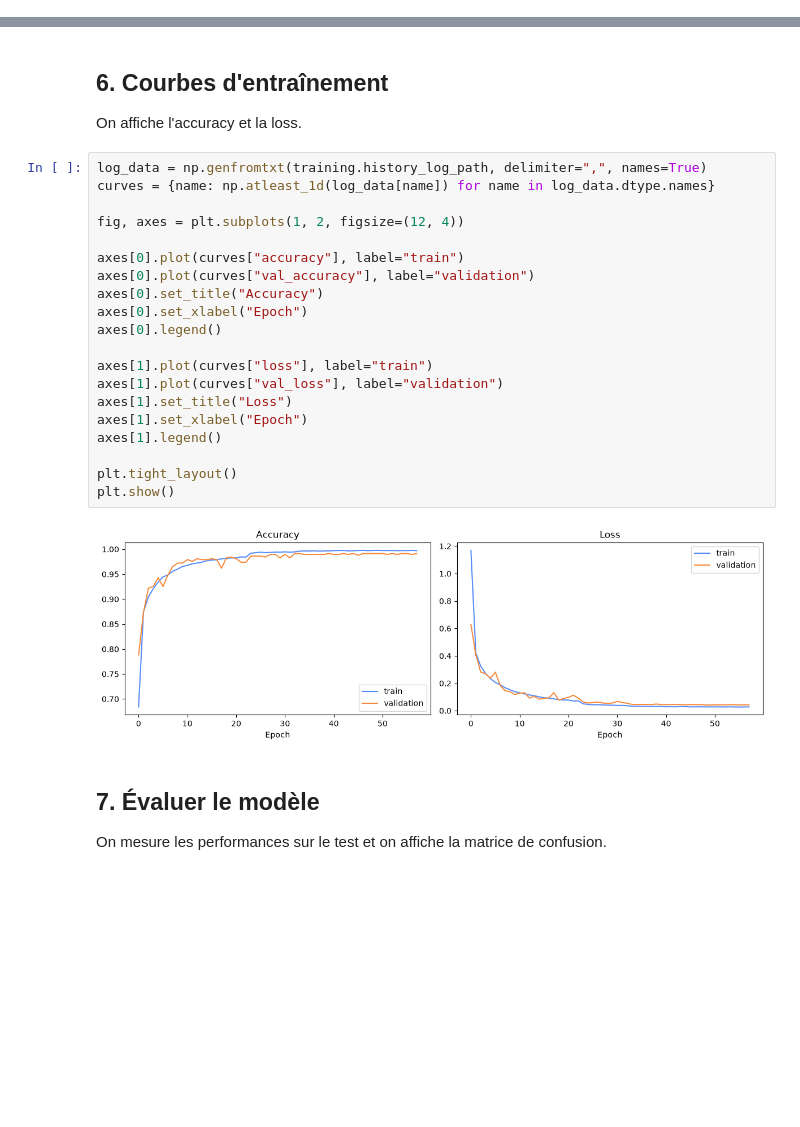
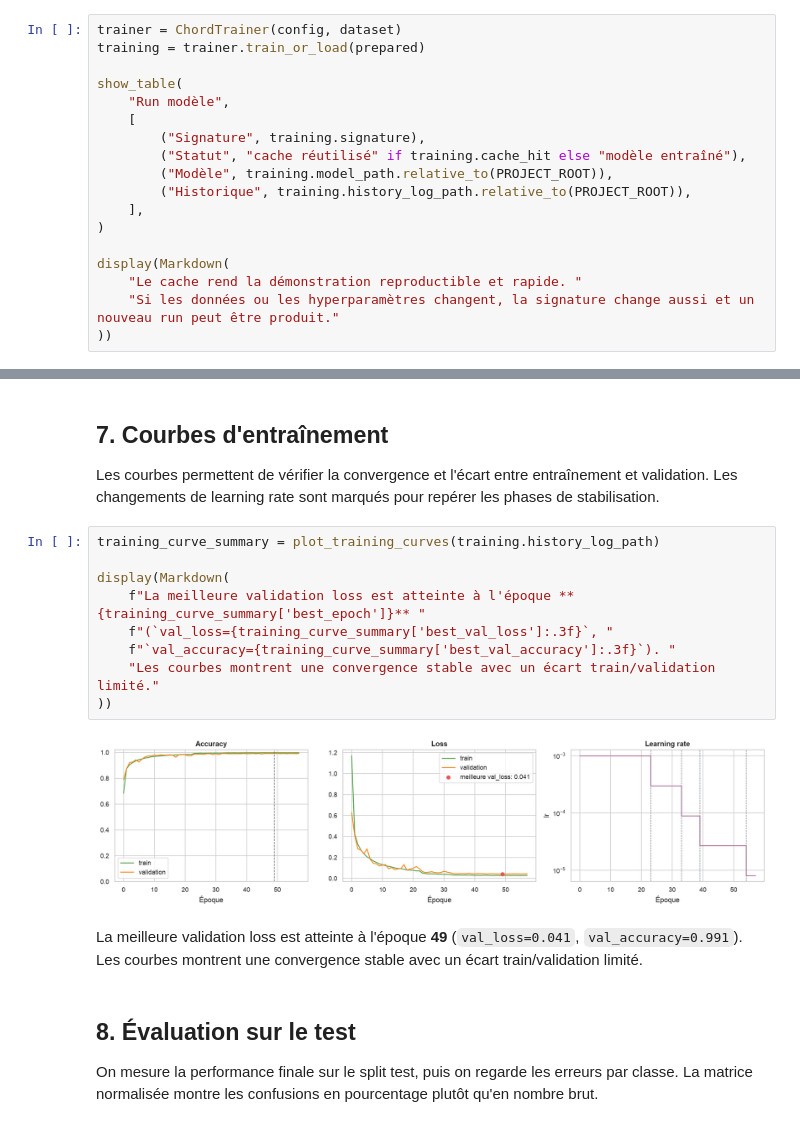
Before and after one commit to dev-gasy/musica, a Jupyter notebook: musica.ipynb, the cells around one changed output, grey strips where cells are left out. Saved outputs shown, nothing was run; the diff lists cells and outputs as text; blank space fills up the shorter version.

```diff
--- a/musica.ipynb
+++ b/musica.ipynb
@@ -204,0 +160,18 @@ plt.show()
+# %%
+trainer = ChordTrainer(config, dataset)
+training = trainer.train_or_load(prepared)
+
+show_table(
+    "Run modèle",
+    [
+        ("Signature", training.signature),
+        ("Statut", "cache réutilisé" if training.cache_hit else "modèle entraîné"),
+        ("Modèle", training.model_path.relative_to(PROJECT_ROOT)),
+        ("Historique", training.history_log_path.relative_to(PROJECT_ROOT)),
+    ],
+)
+
+display(Markdown(
+    "Le cache rend la démonstration reproductible et rapide. "
+    "Si les données ou les hyperparamètres changent, la signature change aussi et un nouveau run peut être produit."
+))
@@ -205,32 +213,22 @@ plt.show()
 # %% [markdown]
-## 6. Courbes d'entraînement
+## 7. Courbes d'entraînement
 
-On affiche l'accuracy et la loss.
+Les courbes permettent de vérifier la convergence et l'écart entre entraînement et validation. Les changements de learning rate sont marqués pour repérer les phases de stabilisation.
 # %%
-log_data = np.genfromtxt(training.history_log_path, delimiter=",", names=True)
-curves = {name: np.atleast_1d(log_data[name]) for name in log_data.dtype.names}
+training_curve_summary = plot_training_curves(training.history_log_path)
 
-fig, axes = plt.subplots(1, 2, figsize=(12, 4))
-
-axes[0].plot(curves["accuracy"], label="train")
-axes[0].plot(curves["val_accuracy"], label="validation")
-axes[0].set_title("Accuracy")
-axes[0].set_xlabel("Epoch")
-axes[0].legend()
-
-axes[1].plot(curves["loss"], label="train")
-axes[1].plot(curves["val_loss"], label="validation")
-axes[1].set_title("Loss")
-axes[1].set_xlabel("Epoch")
-axes[1].legend()
-
-plt.tight_layout()
-plt.show()
+display(Markdown(
+    f"La meilleure validation loss est atteinte à l'époque **{training_curve_summary['best_epoch']}** "
+    f"(`val_loss={training_curve_summary['best_val_loss']:.3f}`, "
+    f"`val_accuracy={training_curve_summary['best_val_accuracy']:.3f}`). "
+    "Les courbes montrent une convergence stable avec un écart train/validation limité."
+))
 # %% [output]
-[figure, old version]
+[figure, new version]
+La meilleure validation loss est atteinte à l'époque **49** (`val_loss=0.041`, `val_accuracy=0.991`). Les courbes montrent une convergence stable avec un écart train/validation limité.
 # %% [markdown]
-## 7. Évaluer le modèle
+## 8. Évaluation sur le test
 
-On mesure les performances sur le test et on affiche la matrice de confusion.
+On mesure la performance finale sur le split test, puis on regarde les erreurs par classe. La matrice normalisée montre les confusions en pourcentage plutôt qu'en nombre brut.
 # %%
 evaluator = ChordEvaluator()
```
Also changed, not shown: parts of 30 cells of this notebook, 11 other files.
